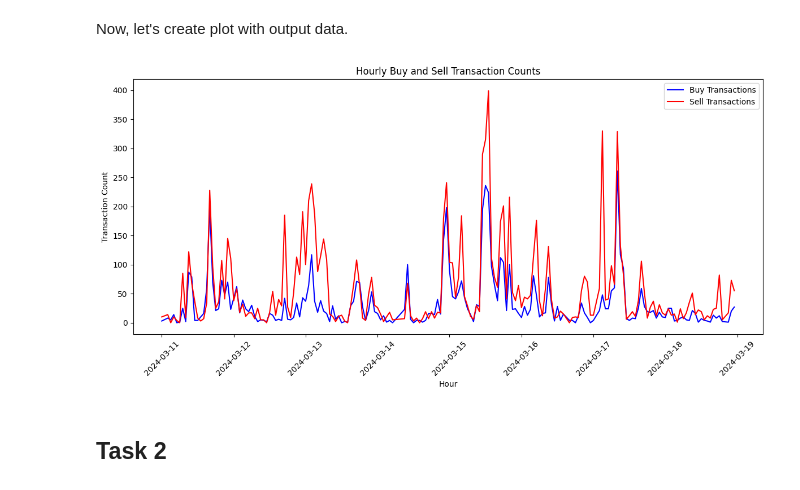
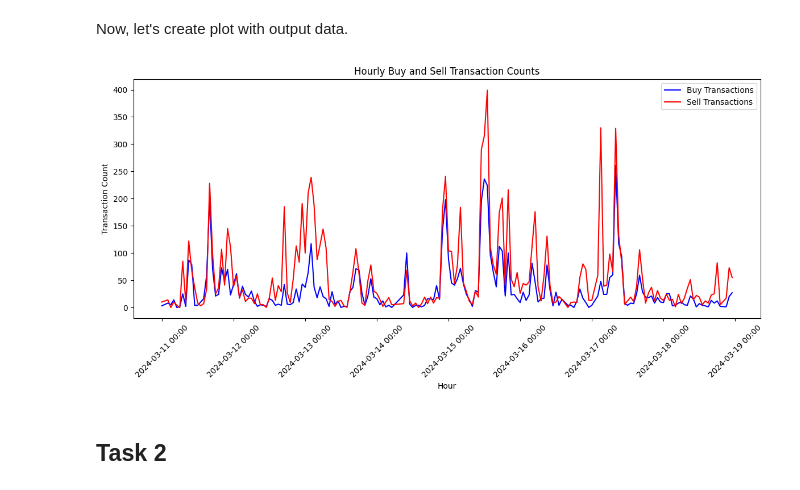
Before and after one commit to konradwojda/HYU-AI-A, a Jupyter notebook: midterm/Midterm Exam.ipynb, the cells around one changed output. Saved outputs shown, nothing was run; the diff lists cells and outputs as text; code cells hidden in the pictures.

Commit message:
fix date format

```diff
--- a/midterm/Midterm Exam.ipynb
+++ b/midterm/Midterm Exam.ipynb
@@ -33,18 +34,19 @@ Now, let's create plot with output data.
 # %%
 plt.figure(figsize=(12, 6))
 plt.plot(transaction_counts.index, transaction_counts['buy'], label='Buy Transactions', color='blue')
 plt.plot(transaction_counts.index, transaction_counts['sell'], label='Sell Transactions', color='red')
 
 plt.xlabel('Hour')
 plt.ylabel('Transaction Count')
 plt.title('Hourly Buy and Sell Transaction Counts')
 plt.legend()
+plt.gca().xaxis.set_major_formatter(mdates.DateFormatter('%Y-%m-%d %H:%M'))
 plt.xticks(rotation=45)
 plt.tight_layout()
 
 plt.show()
 # %% [output]
-[figure, old version]
+[figure, new version]
 # %% [markdown]
 ## Task 2
 # %% [markdown]
```
Also changed, not shown: parts of 1 cell of this notebook, 1 other file.
